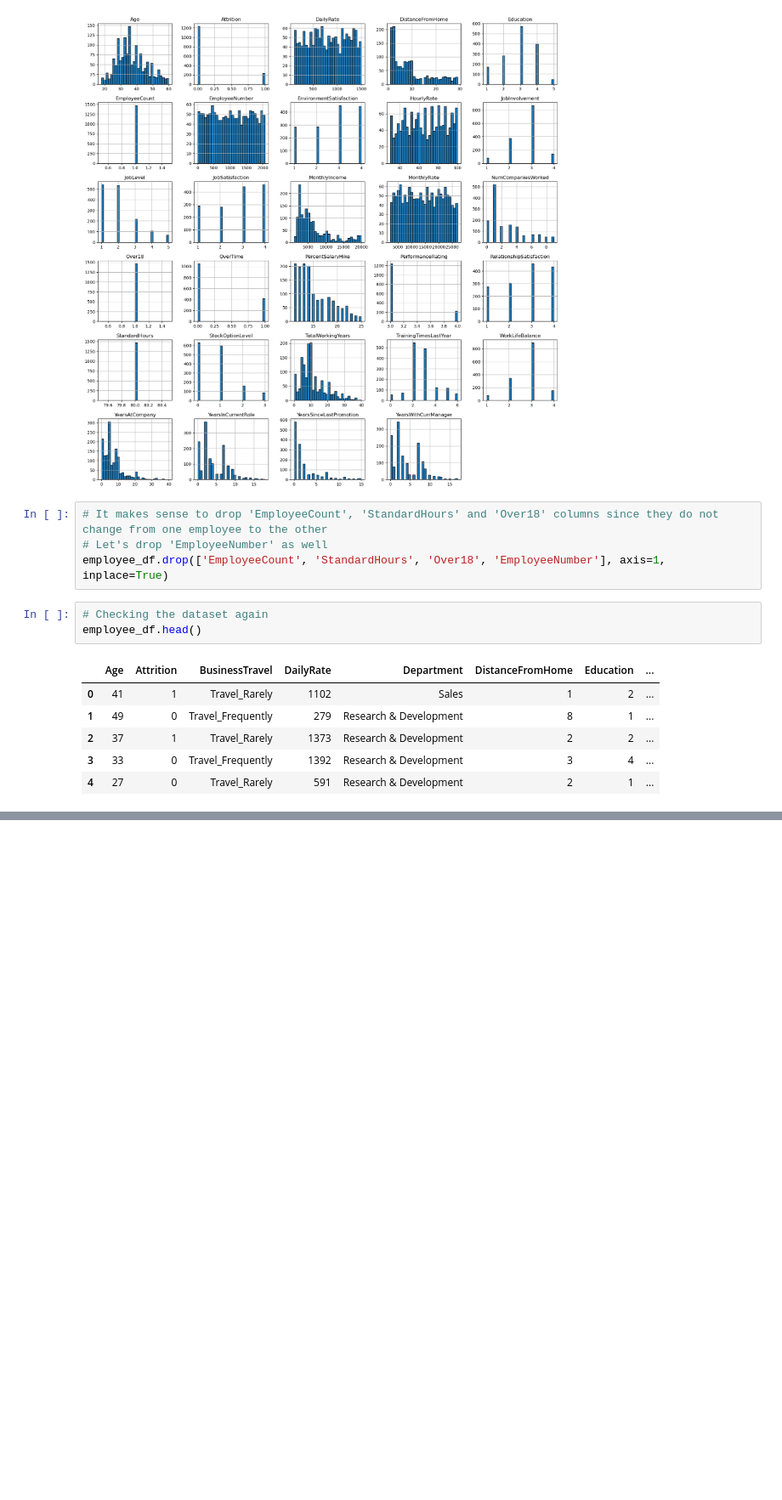
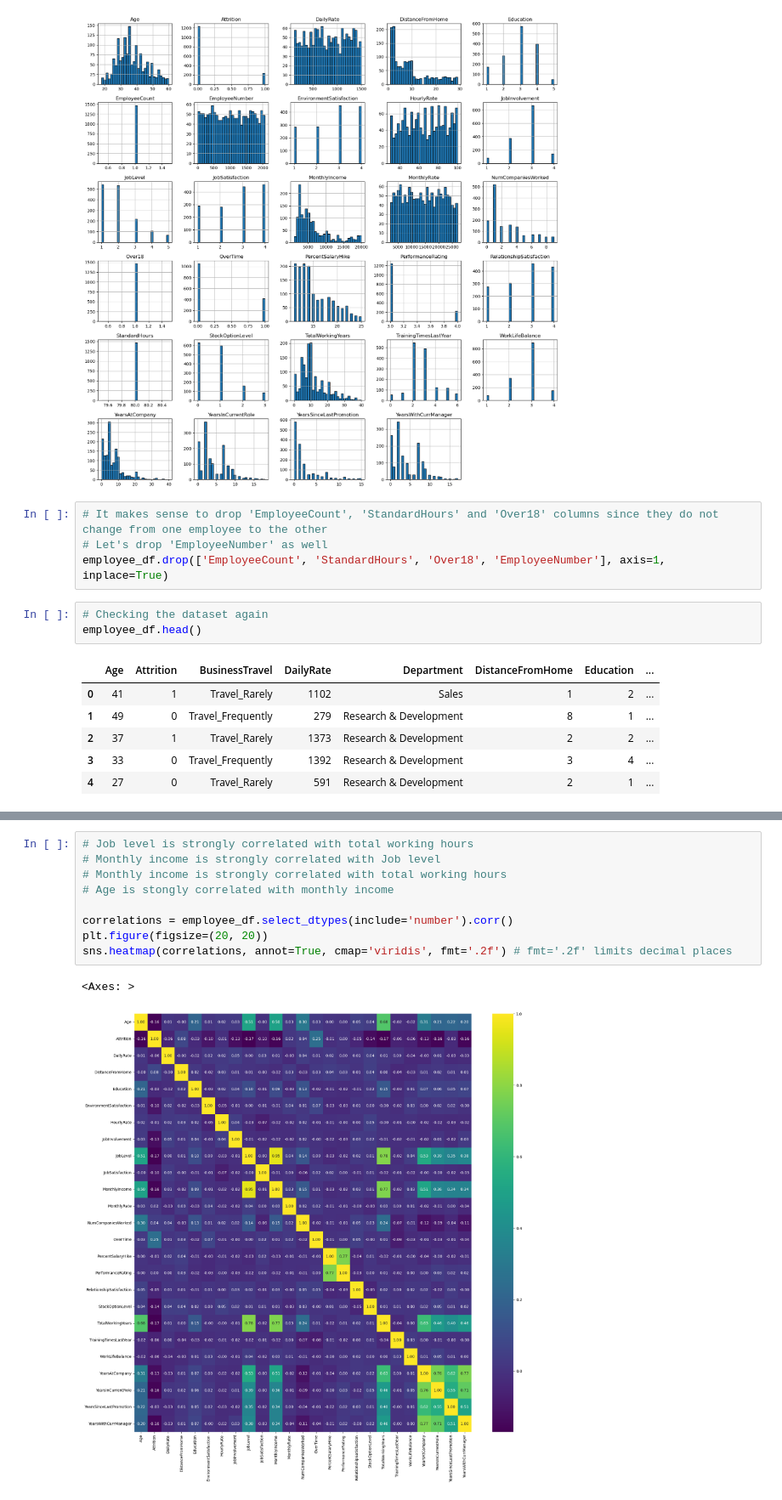
Before and after one commit to ranjansinghds/HR-Analytics-and-Performance-Prediction-Project, a Jupyter notebook: human_resources_department_project.ipynb, the cells around one changed output, grey strips where cells are left out. Shown at 85% size. Cells and saved outputs as stored; diff of their text form; blank space fills up the shorter version.

```diff
--- a/human_resources_department_project.ipynb
+++ b/human_resources_department_project.ipynb
@@ -160,0 +212,12 @@ employee_df.head()
+# %%
+# Job level is strongly correlated with total working hours
+# Monthly income is strongly correlated with Job level
+# Monthly income is strongly correlated with total working hours
+# Age is stongly correlated with monthly income
+
+correlations = employee_df.select_dtypes(include='number').corr()
+plt.figure(figsize=(20, 20))
+sns.heatmap(correlations, annot=True, cmap='viridis', fmt='.2f') # fmt='.2f' limits decimal places
+# %% [output]
+<Axes: >
+[figure, added]
```
Also changed, not shown: parts of 55 cells of this notebook.
